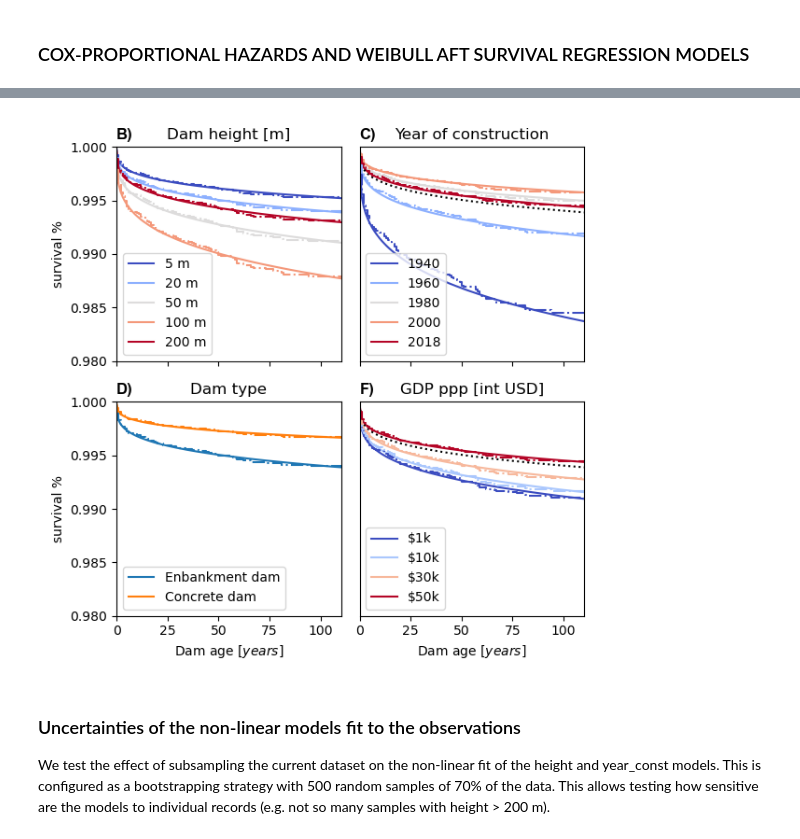
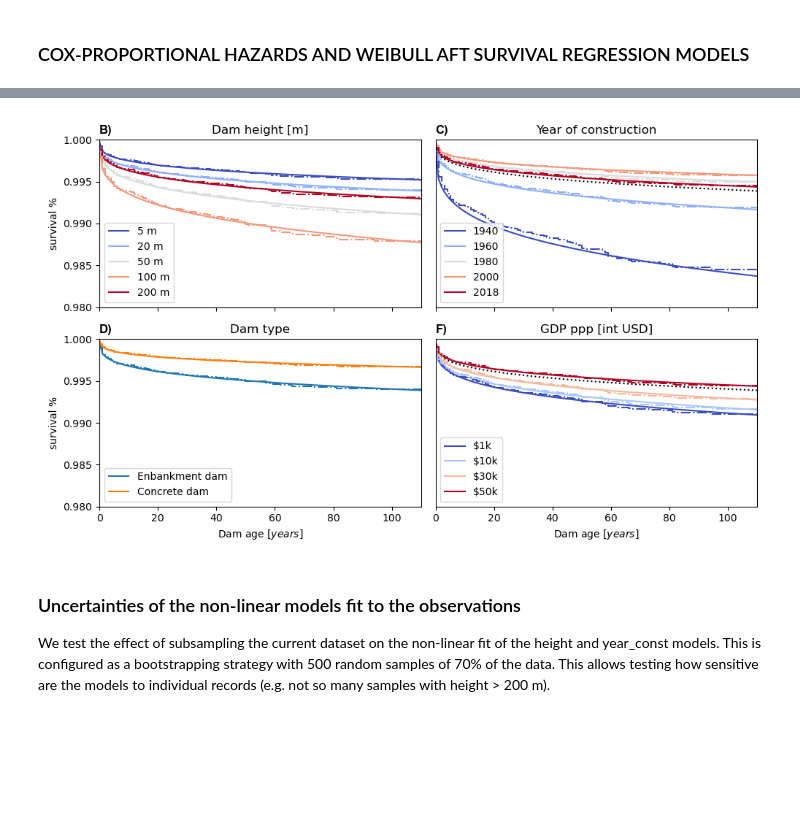
Before and after one commit to Argantonio65/Dams_Survival_Analysis, a Jupyter notebook: SurvivalAnalysis_sub.ipynb, the cells around one changed output, grey strips where cells are left out. Drawn from its saved outputs; the diff is of its cells as text; code cells hidden in the pictures; blank space fills up the shorter version.

```diff
--- a/SurvivalAnalysis_sub.ipynb
+++ b/SurvivalAnalysis_sub.ipynb
@@ -581,7 +591,7 @@ Name: exp(coef), dtype: float64
 # %%
 ### Plotting partial effects
 
-fig = plt.figure(figsize = (6,6))
+fig = plt.figure(figsize = (10,6))
 
 lim_x = 110
 lim_y = 0.98
@@ -637,34 +647,34 @@ ax2 = fig.add_subplot(223)
 wf.plot_partial_effects_on_outcome(covariates=["type_ED"], values = [1], plot_baseline=False, ax = ax2, color = 'C0')
 wf.plot_partial_effects_on_outcome(covariates=["type_ED"], values = [0], plot_baseline=False, ax = ax2, color = 'C1')
 
 cph.plot_partial_effects_on_outcome(covariates=["type_ED"], values = [1], plot_baseline=False, ax = ax2, linestyle = '-.', alpha = 1)
 cph.plot_partial_effects_on_outcome(covariates=["type_ED"], values = [0], plot_baseline=False, ax = ax2, linestyle = '-.', alpha = 1)
 
 ax2.set_ylabel("survival %")
 ax2.set_xlabel("Dam age $[years]$")
 ax2.legend(labels = ['Enbankment dam', 'Concrete dam'])
 ax2.set_ylim(lim_y,1)
 ax2.set_xlim(0, lim_x)
 ax2.set_title('D)', loc = 'left', family = 'arial', weight='bold')
 ax2.set_title('Dam type', loc='center', fontsize='large')
 
 ax2 = fig.add_subplot(224)
 
 wf.plot_partial_effects_on_outcome(covariates='GDP', values=[3,10,25,50], cmap='coolwarm',ax = ax2, linestyle = '-')
 cph.plot_partial_effects_on_outcome(covariates='GDP', values=[3,10,25,50], cmap='coolwarm',ax = ax2, plot_baseline=False, linestyle = '-.', alpha = 1)
 
 # ax2.set_ylabel("$\hat{S}(t)$")
 ax2.set_xlabel("Dam age $[years]$")
 ax2.legend(labels = ['$1k','$10k','$30k','$50k'])
 ax2.set_ylim(lim_y,1)
 ax2.set_xlim(0, lim_x)
 ax2.set_title('F)', loc = 'left', family = 'arial', weight='bold')
 ax2.set_title('GDP ppp [int USD]', loc='center', fontsize='large')
 ax2.set_yticks([])
 
 fig.tight_layout()
 # %% [output]
-[figure, old version]
+[figure, new version]
 # %% [markdown]
 ### Uncertainties of the non-linear models fit to the observations
 
```
Also changed, not shown: parts of 18 cells of this notebook.
